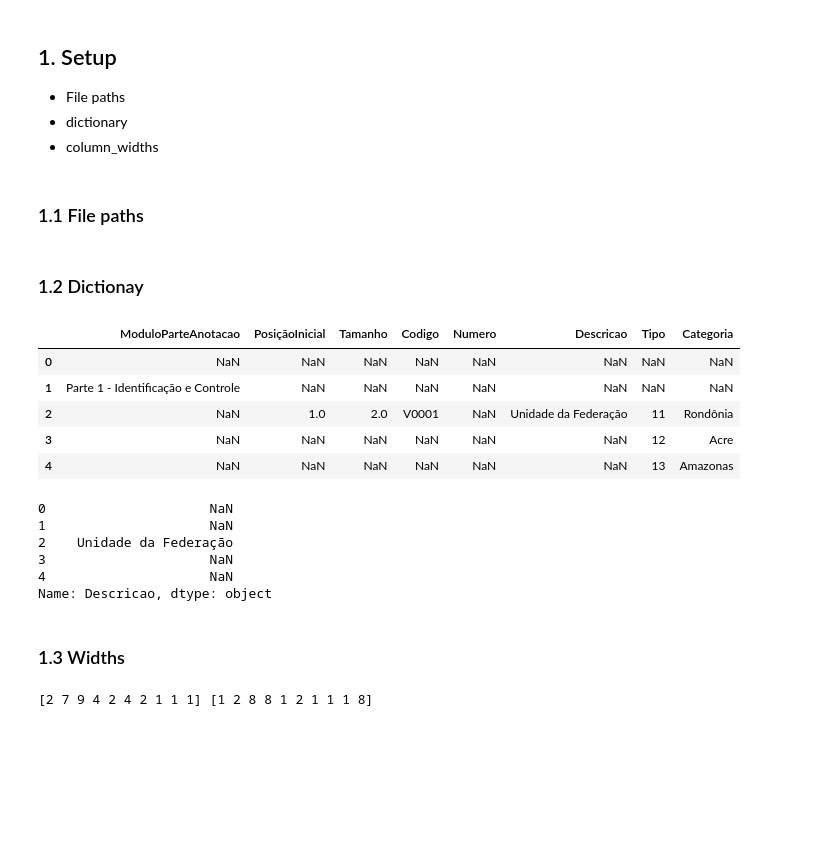
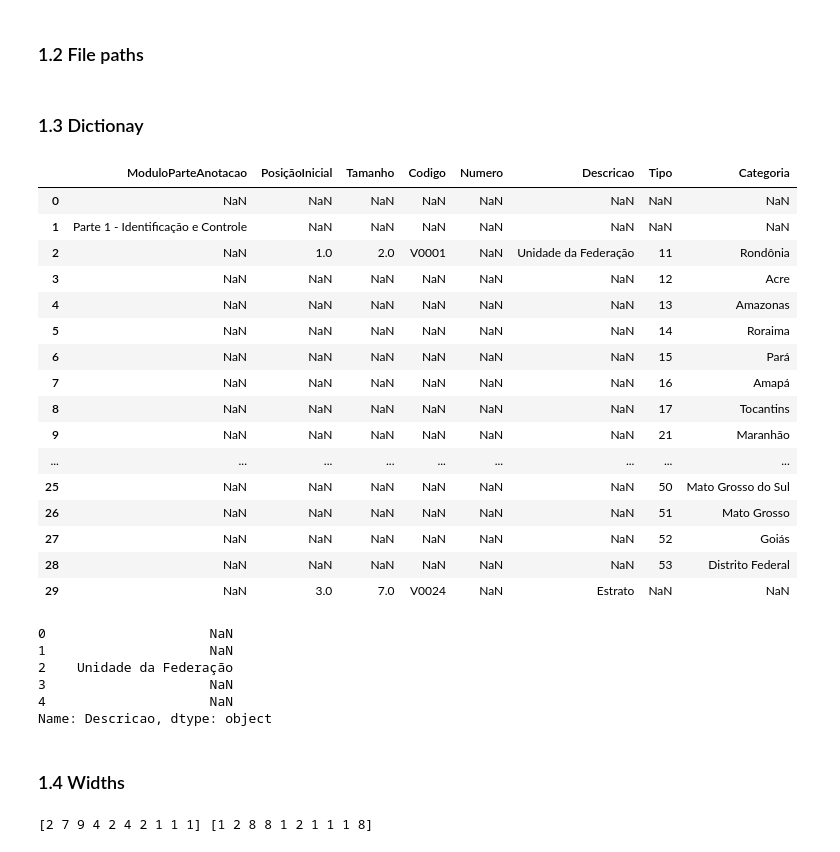
Before and after one commit to feed0/depressao-ibge-pns, a Jupyter notebook: src/pns.ipynb, the cells around one changed output. Saved outputs shown, nothing was run; the diff lists cells and outputs as text; code cells hidden in the pictures; blank space fills up the shorter version.

```diff
--- a/src/pns.ipynb
+++ b/src/pns.ipynb
@@ -30,27 +35,33 @@ unzip data/compressed-data.zip -d data/ -x "__MACOSX/*"
 import pandas as pd
 import numpy as np
 # %% [markdown]
-## 1. Setup
-- File paths
-- dictionary
-- column_widths
+### 1.2 File paths
-# %% [markdown]
-### 1.1 File paths
 # %%
 pns_data_path = "../data/pns-2019.txt"
 dictionary_path = "../data/pns-dictionary-clean.xlsx"
 # %% [markdown]
-### 1.2 Dictionay
+### 1.3 Dictionay
 # %%
 dictionary = pd.read_excel(dictionary_path, skiprows=2)
-dictionary.head()
+dictionary.head(30)
 # %% [output]
 |  | ModuloParteAnotacao | PosiçãoInicial | Tamanho | Codigo | Numero | Descricao | Tipo | Categoria |
 | 0 | NaN | NaN | NaN | NaN | NaN | NaN | NaN | NaN |
 | 1 | Parte 1 - Identificação e Controle | NaN | NaN | NaN | NaN | NaN | NaN | NaN |
 | 2 | NaN | 1.0 | 2.0 | V0001 | NaN | Unidade da Federação | 11 | Rondônia |
 | 3 | NaN | NaN | NaN | NaN | NaN | NaN | 12 | Acre |
 | 4 | NaN | NaN | NaN | NaN | NaN | NaN | 13 | Amazonas |
+| 5 | NaN | NaN | NaN | NaN | NaN | NaN | 14 | Roraima |
+| 6 | NaN | NaN | NaN | NaN | NaN | NaN | 15 | Pará |
+| 7 | NaN | NaN | NaN | NaN | NaN | NaN | 16 | Amapá |
+| 8 | NaN | NaN | NaN | NaN | NaN | NaN | 17 | Tocantins |
+| 9 | NaN | NaN | NaN | NaN | NaN | NaN | 21 | Maranhão |
+| ... | ... | ... | ... | ... | ... | ... | ... | ... |
+| 25 | NaN | NaN | NaN | NaN | NaN | NaN | 50 | Mato Grosso do Sul |
+| 26 | NaN | NaN | NaN | NaN | NaN | NaN | 51 | Mato Grosso |
+| 27 | NaN | NaN | NaN | NaN | NaN | NaN | 52 | Goiás |
+| 28 | NaN | NaN | NaN | NaN | NaN | NaN | 53 | Distrito Federal |
+| 29 | NaN | 3.0 | 7.0 | V0024 | NaN | Estrato | NaN | NaN |
 # %%
 dictionary.Descricao.head()
 # %% [output]
@@ -61,7 +72,7 @@ dictionary.Descricao.head()
 4                     NaN
 Name: Descricao, dtype: object
 # %% [markdown]
-### 1.3 Widths
+### 1.4 Widths
 # %%
 column_widths = dictionary.Tamanho.dropna(axis=0).values.astype(int)
 print(
```
Also changed, not shown: parts of 9 cells of this notebook, 1 other file.
